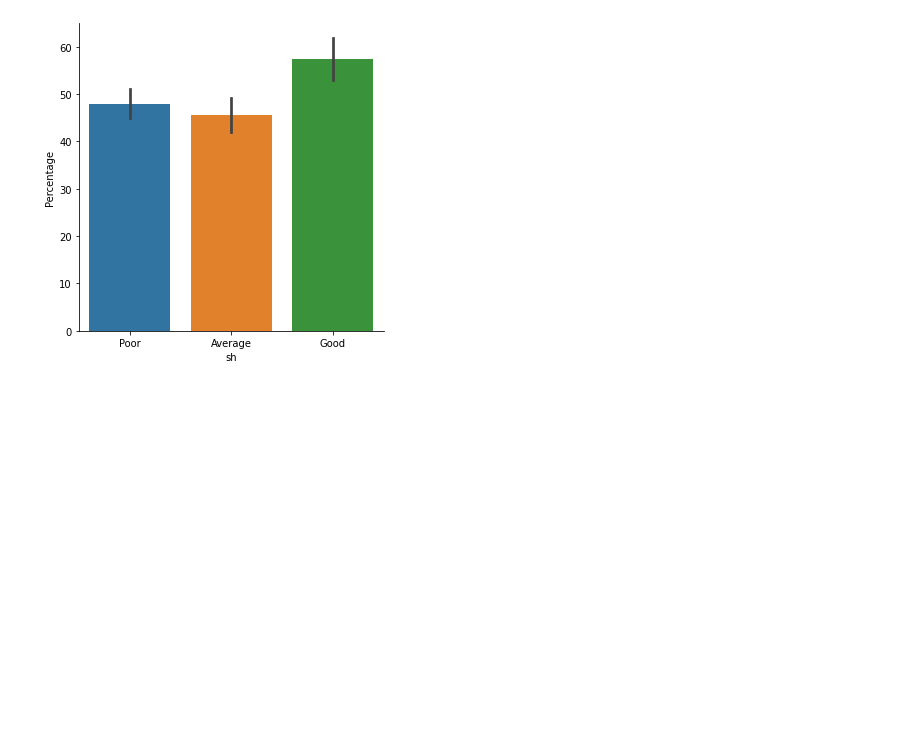
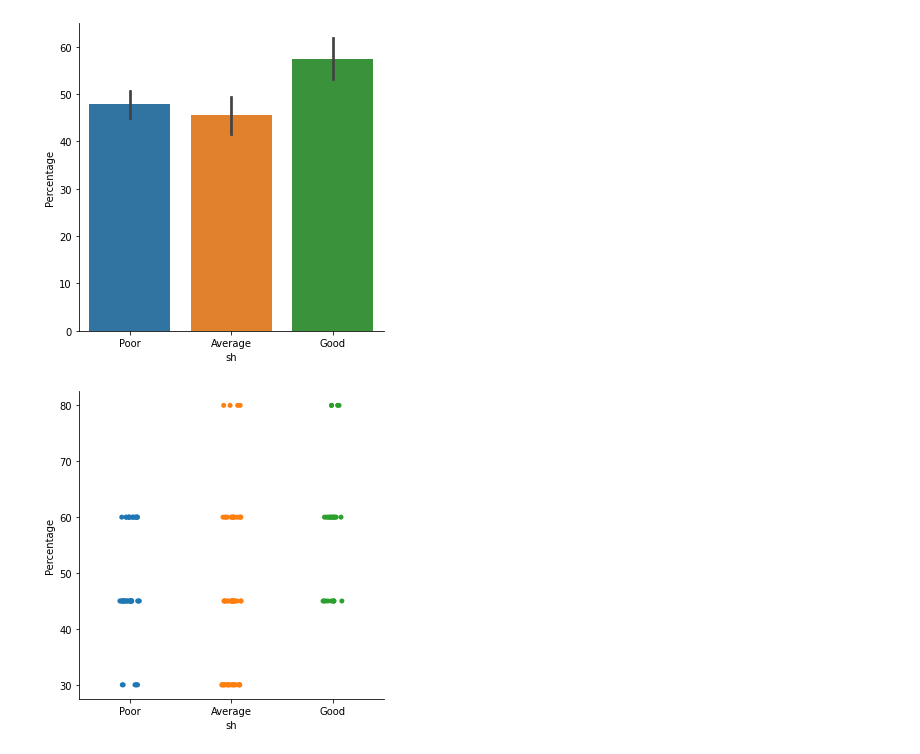
Before and after one commit to rghimre3/INFO-5502, a Jupyter notebook: lab_assignment_04.ipynb, the cells around one changed output. Saved outputs shown, nothing was run; the diff lists cells and outputs as text; code cells hidden in the pictures; blank space fills up the shorter version.

```diff
--- a/lab_assignment_04.ipynb
+++ b/lab_assignment_04.ipynb
@@ -126,3 +126,8 @@ sns.factorplot(x ='sh', y ='Percentage', data = df, kind ='bar')
 # %% [output]
 <seaborn.axisgrid.FacetGrid at 0x...>
 [figure]
+# %%
+sns.catplot(x='sh',y='Percentage',data=df)
+plt.show()
+# %% [output]
+[figure, added]
```
Also changed, not shown: parts of 2 cells of this notebook.
